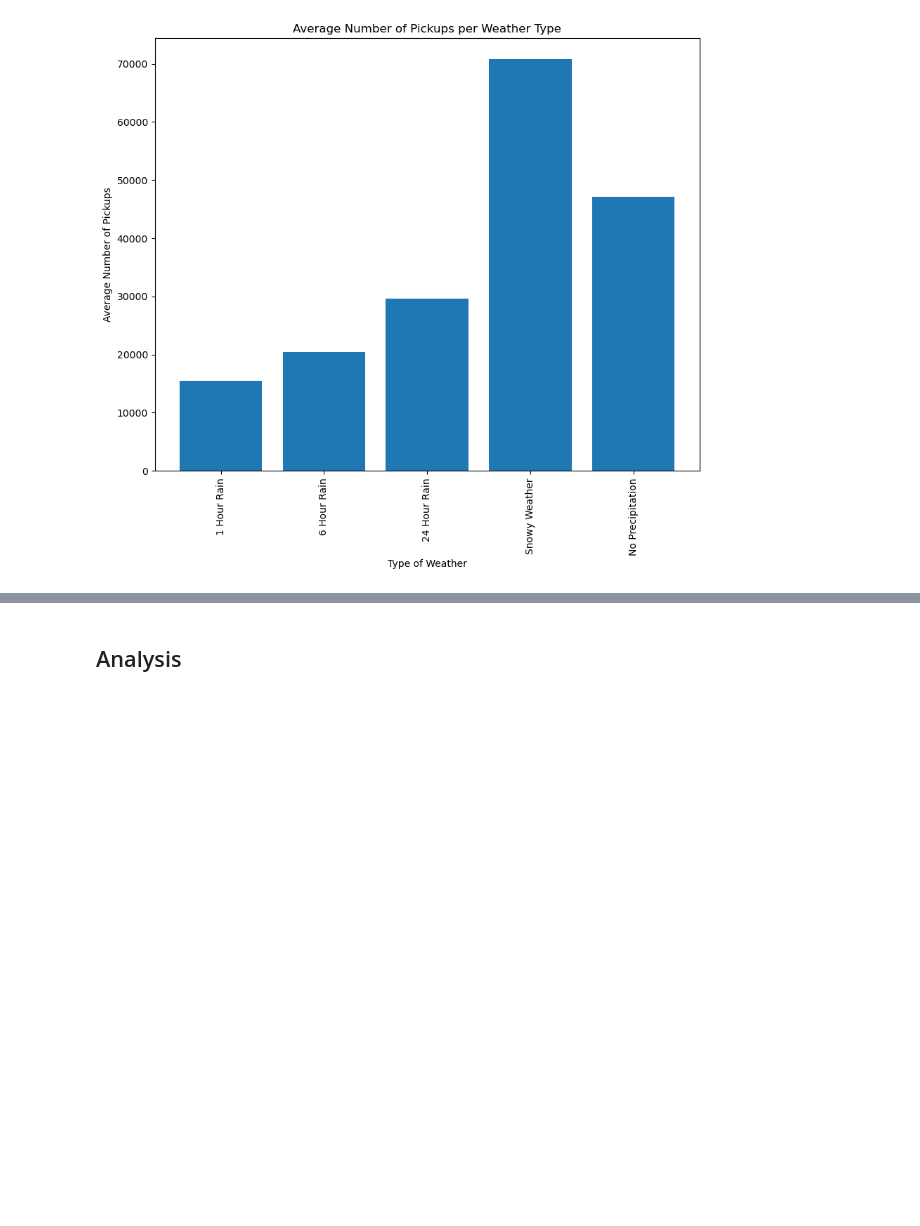
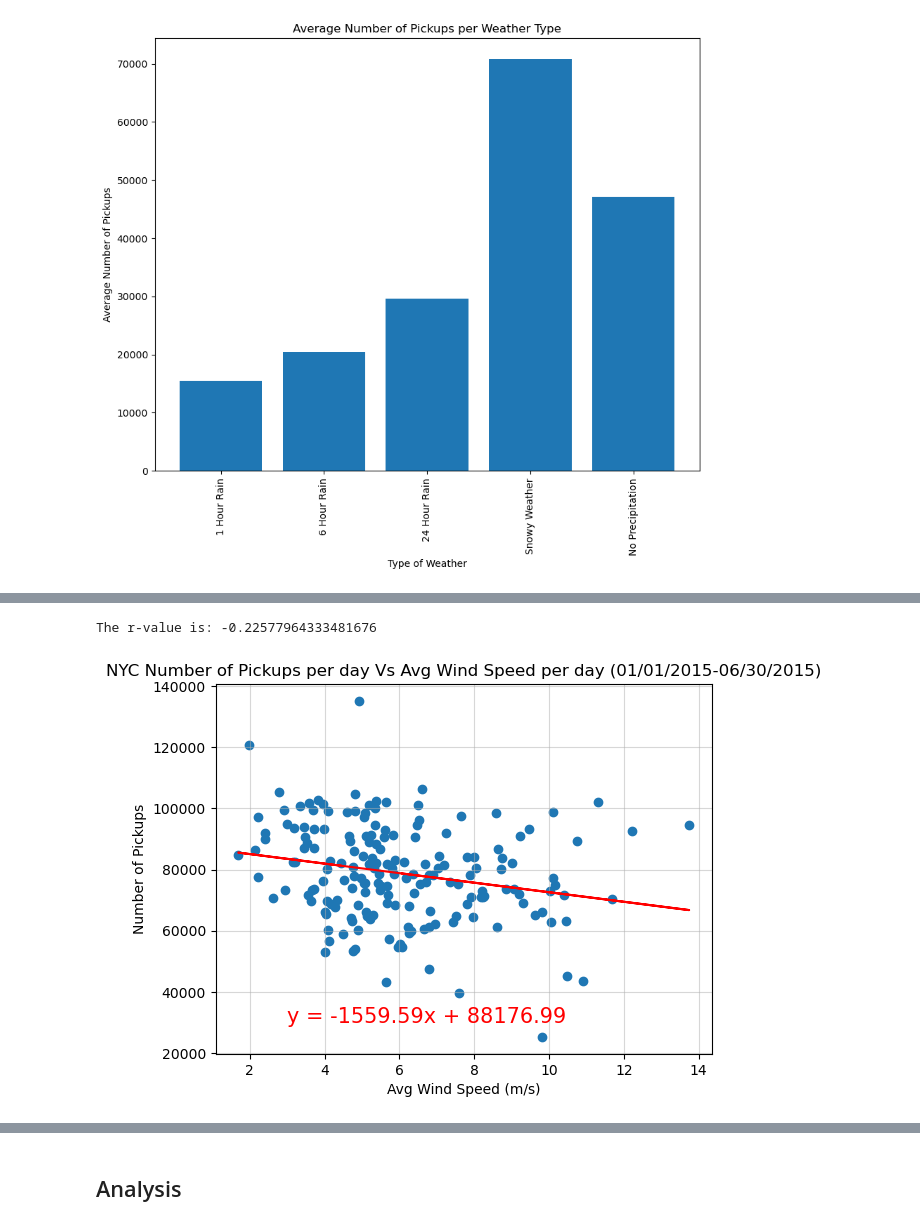
Before and after one commit to caleb-g23/Uber_Pickups_Project, a Jupyter notebook: Main/uber_main.ipynb, the cells around one changed output, grey strips where cells are left out. Cells and saved outputs as stored; diff of their text form; code cells hidden in the pictures; blank space fills up the shorter version.

```diff
--- a/Main/uber_main.ipynb
+++ b/Main/uber_main.ipynb
@@ -223,0 +227,6 @@ wind_df.head()
+# %%
+#toatl number of pickups and average wind speed per date
+
+converted_wind_df= wind_df[["Borough", "Number of Pickups", "Wind Speed", "Precipitaion Amount", "Date of Observation"]]
+converted_wind_df= converted_wind_df.groupby("Date of Observation").agg({"Number of Pickups": "sum", "Wind Speed": "mean"}).reindex()
+converted_wind_df.head()
@@ -223,0 +241,28 @@ wind_df.head()
+# %%
+#plt.scatter(converted_wind_df["Wind Speed"], converted_wind_df["Number of Pickups"], edgecolors= "black", marker="o")
+x_values= converted_wind_df["Wind Speed"]
+y_values= converted_wind_df["Number of Pickups"]
+
+(slope, intercept, rvalue, pvalue, stderr) = linregress(x_values,y_values)
+regress_values = x_values * slope + intercept
+line_eq = "y = " + str(round(slope,2)) + "x + " + str(round(intercept,2))
+
+# Incorporate the other graph properties
+plt.scatter(x_values,y_values)
+plt.plot(x_values,regress_values,"r-")
+plt.annotate(line_eq,(3,30000),fontsize=15,color="red")
+plt.title("NYC Number of Pickups per day Vs Avg Wind Speed per day (01/01/2015-06/30/2015)")
+plt.ylabel("Number of Pickups")
+plt.xlabel("Avg Wind Speed (m/s)")
+plt.grid(True, alpha= 0.5)
+print(f"The r-value is: {rvalue}")
+
+
+# Save the figure
+#plt.savefig("output_data/Fig1.png")
+
+# Show plot
+plt.show()
+# %% [output]
+The r-value is: -0.22577964333481676
+[figure, added]
```
Also changed, not shown: parts of 12 cells of this notebook.
